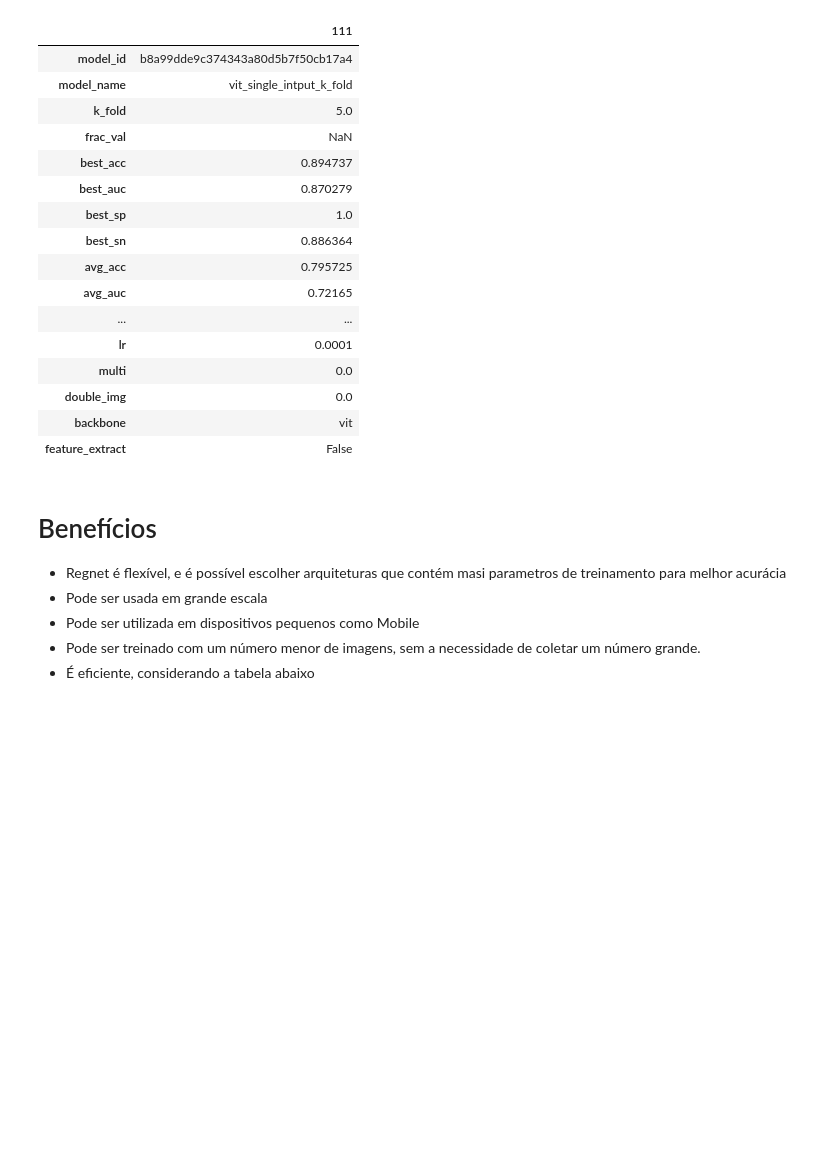
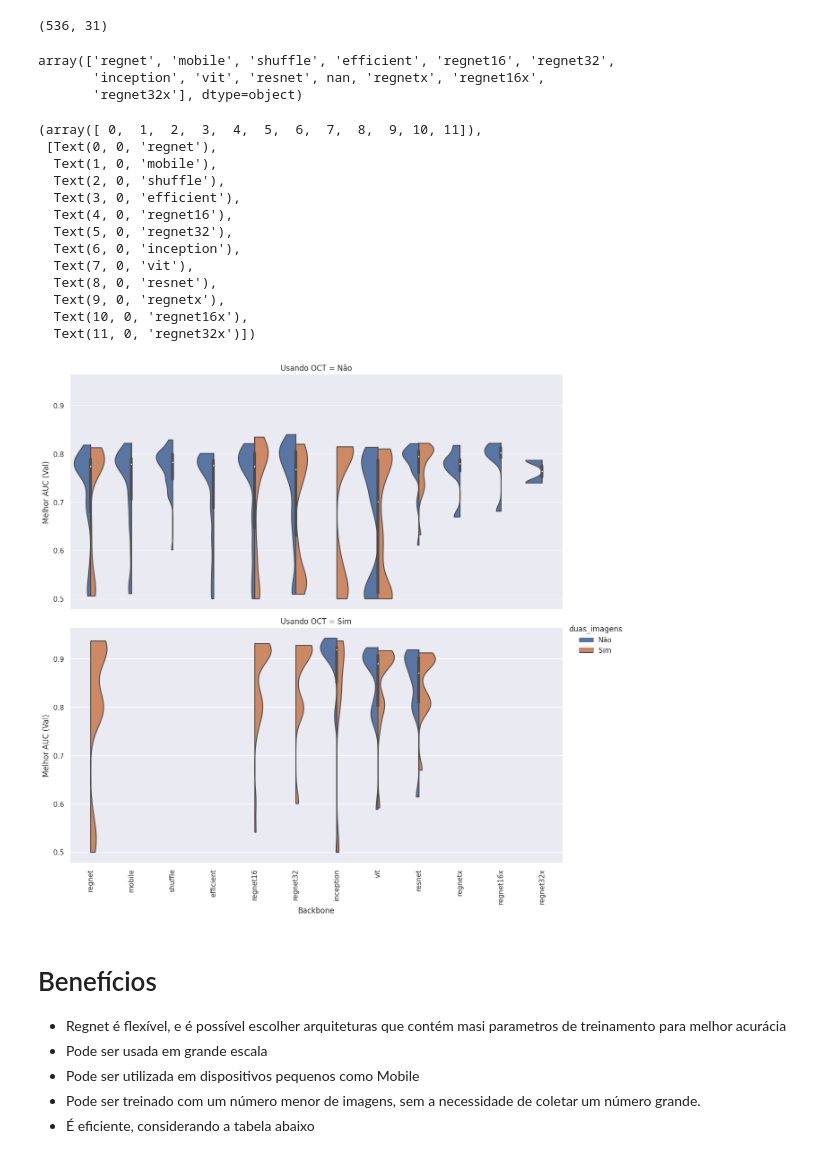
Before and after one commit to FelipeMarcelino/glaucoma, a Jupyter notebook: notebooks/results_v2.ipynb, the cells around one changed output. Saved outputs shown, nothing was run; the diff lists cells and outputs as text; code cells hidden in the pictures; blank space fills up the shorter version.

Commit message:
update regnet

```diff
--- a/notebooks/results_v2.ipynb
+++ b/notebooks/results_v2.ipynb
@@ -3,3 +7,6 @@ import pandas as pd
 # %%
 summary = pd.read_csv("../model_summary.csv")
 pd.options.display.max_rows = 999
+# %%
+oct_presence = "Usando OCT"
+double_img = "duas_imagens"
@@ -6,2 +17,4 @@ pd.options.display.max_rows = 999
 # %%
-summary
+summary.drop_duplicates(inplace=True)
+summary["output_tab"] = summary["output_tab"].fillna(0)
+summary["double_img"] = summary["double_img"].fillna(0)
@@ -27,3 +21,7 @@ summary
+# %%
+summary[oct_presence] = np.where(summary['output_tab'] > 0, 'Sim', 'Não')
+# %%
+summary[double_img] = summary["double_img"].map({0.0: "Não",1.0: "Sim"})
 # %%
 summary.columns
 # %% [output]
@@ -99,20 +36,4 @@ summary.sort_values("val_best_auc",ascending=False).iloc[0].to_frame() # Total p
-# %%
-summary.sort_values("best_auc",ascending=False).iloc[3].to_frame() # Total params: 85.0m, total memory = 4G
-# %% [output]
-|  | 111 |
-| model_id | b8a99dde9c374343a80d5b7f50cb17a4 |
-| model_name | vit_single_intput_k_fold |
-| k_fold | 5.0 |
-| frac_val | NaN |
-| best_acc | 0.894737 |
-| best_auc | 0.870279 |
-| best_sp | 1.0 |
-| best_sn | 0.886364 |
-| avg_acc | 0.795725 |
-| avg_auc | 0.72165 |
-| ... | ... |
-| lr | 0.0001 |
-| multi | 0.0 |
-| double_img | 0.0 |
-| backbone | vit |
-| feature_extract | False |
+# %%
+summary.shape
+# %% [output]
+(536, 31)
@@ -119,3 +44,34 @@ summary.sort_values("best_auc",ascending=False).iloc[3].to_frame() # Total param
+# %%
+summary["backbone"].unique()
+# %% [output]
+array(['regnet', 'mobile', 'shuffle', 'efficient', 'regnet16', 'regnet32',
+       'inception', 'vit', 'resnet', nan, 'regnetx', 'regnet16x',
+       'regnet32x'], dtype=object)
+# %%
+
+g = sns.catplot(
+    data=summary, x="backbone", y="val_best_auc", hue=double_img,row=oct_presence,
+    kind="violin", bw=.25, cut=0, split=True,aspect=2,height=6,
+)
+
+g.set_ylabels("Melhor AUC (Val)", fontsize=12) # not set_label
+g.set_xlabels("Backbone", fontsize=12) # not set_label
+pyplot.xticks(rotation=90)
+# %% [output]
+(array([ 0,  1,  2,  3,  4,  5,  6,  7,  8,  9, 10, 11]),
+ [Text(0, 0, 'regnet'),
+  Text(1, 0, 'mobile'),
+  Text(2, 0, 'shuffle'),
+  Text(3, 0, 'efficient'),
+  Text(4, 0, 'regnet16'),
+  Text(5, 0, 'regnet32'),
+  Text(6, 0, 'inception'),
+  Text(7, 0, 'vit'),
+  Text(8, 0, 'resnet'),
+  Text(9, 0, 'regnetx'),
+  Text(10, 0, 'regnet16x'),
+  Text(11, 0, 'regnet32x')])
+[figure, added]
 # %% [markdown]
 # Benefícios
 
```
Also changed, not shown: parts of 9 cells of this notebook, 2 other files.
